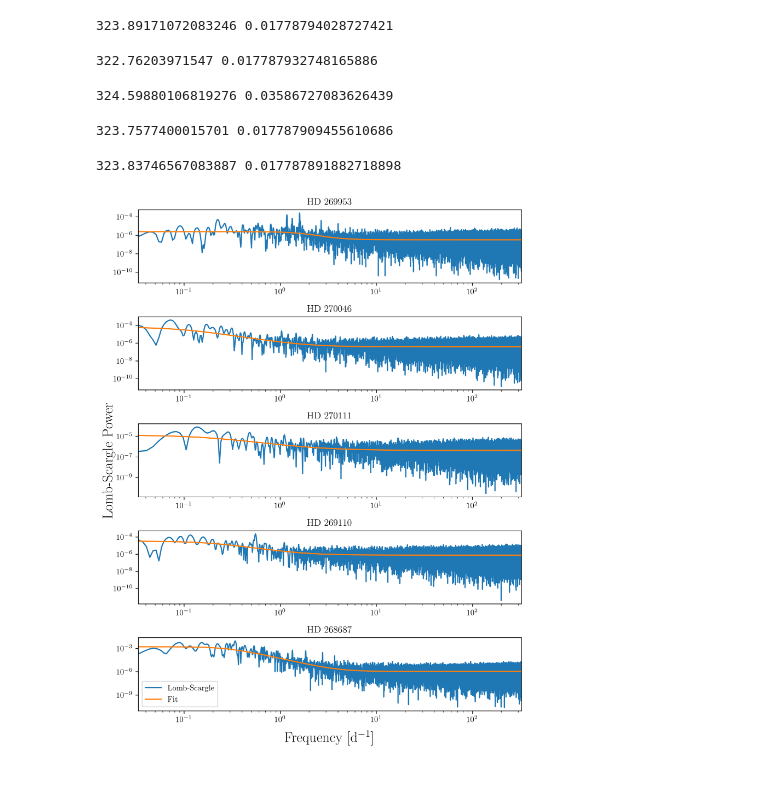
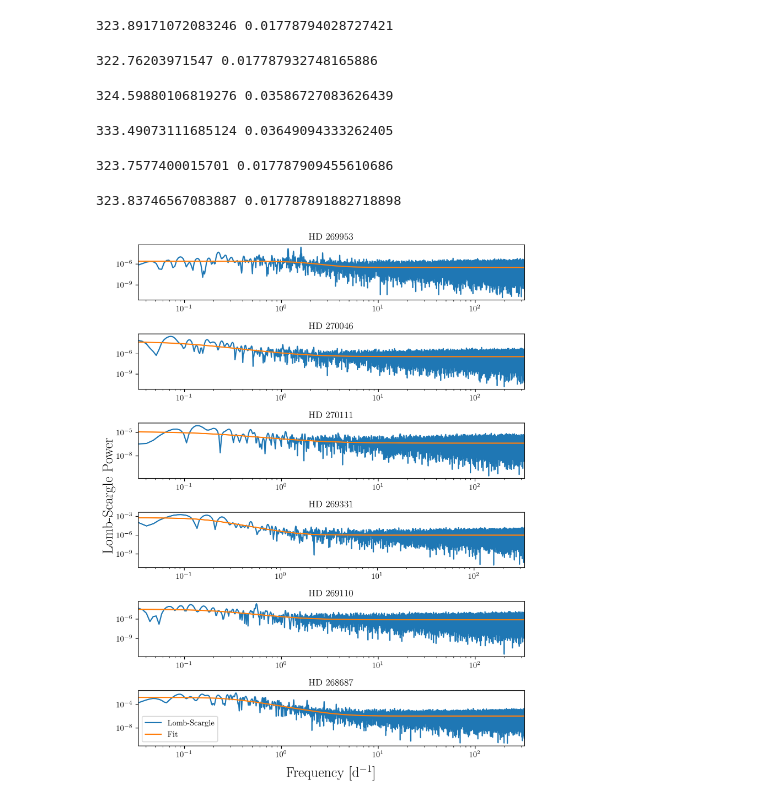
Before and after one commit to tzdwi/TESS, a Jupyter notebook: code/YSG_noise.ipynb, the cells around one changed output. Drawn from its saved outputs; the diff is of its cells as text; code cells hidden in the pictures.

```diff
--- a/code/YSG_noise.ipynb
+++ b/code/YSG_noise.ipynb
@@ -13,7 +13,7 @@ import celerite
 from celerite import terms
 from scipy.optimize import minimize
 # %%
-ysg_tics = [404850274,389437365,389565293,40404470,29984014]
+ysg_tics = [404850274,389437365,389565293,179206253,40404470,29984014]
 # %%
 def noise_func(f, alpha_0, tau, gamma, alpha_w):
     return alpha_0 / (1.0 + np.power((2.0*np.pi*tau*f),gamma)) + alpha_w
@@ -21,7 +21,7 @@ def noise_func(f, alpha_0, tau, gamma, alpha_w):
 def log_noise(f, alpha_0, tau, gamma, alpha_w):
     return np.log10(noise_func(f, alpha_0, tau, gamma, alpha_w))
 # %%
-fig, axes = plt.subplots(5, figsize=(8,10),dpi=300)
+fig, axes = plt.subplots(6, figsize=(8,10),dpi=300)
 popts = []
 pcovs = []
 for i,tid in enumerate(ysg_tics):
@@ -61,33 +61,34 @@ for i,tid in enumerate(ysg_tics):
     ax.set(title=fname, xlim=(1.0/30.0,pseudo_NF))
     if fname == 'HD 268687':
         ax.legend()
 
 
 labax = fig.add_subplot(111)
 labax.spines['top'].set_color('none')
 labax.spines['bottom'].set_color('none')
 labax.spines['left'].set_color('none')
 labax.spines['right'].set_color('none')
 labax.tick_params(labelcolor='w', top=False, bottom=False, left=False, right=False)
 labax.set(xlabel='Frequency [d$^{-1}$]', ylabel='Lomb-Scargle Power')
 labax.set_zorder(-1)
 fig.tight_layout()
 
 labax.xaxis.label.set_size(18)
 labax.yaxis.label.set_size(18)
 for tick in labax.xaxis.get_major_ticks():
     tick.label.set_fontsize(14)
 for tick in labax.yaxis.get_major_ticks():
     tick.label.set_fontsize(14)
 
 plt.savefig('../plots/ysg_noise_fits.pdf')
 popts = np.array(popts)
 pcovs = np.array(pcovs)
 perrs = np.array([np.sqrt(np.diag(pcov)) for pcov in pcovs])
 # %% [output]
 323.89171072083246 0.01778794028727421
 322.76203971547 0.017787932748165886
 324.59880106819276 0.03586727083626439
-323.7577400015701 0.017787909455610686
+333.49073111685124 0.03649094333262405
-323.83746567083887 0.017787891882718898
+323.7577400015701 0.017787909455610686
+323.83746567083887 0.017787891882718898
-[figure, old version]
+[figure, new version]
```
Also changed, not shown: parts of 7 cells of this notebook, 20 other files.
